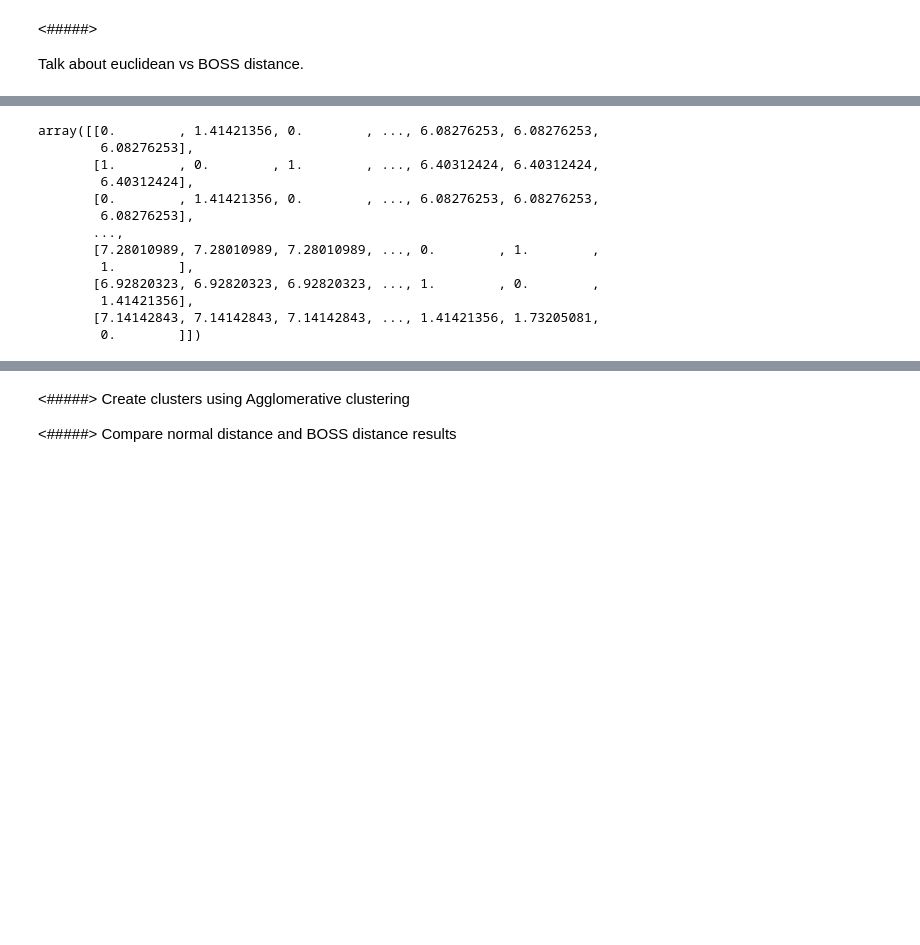
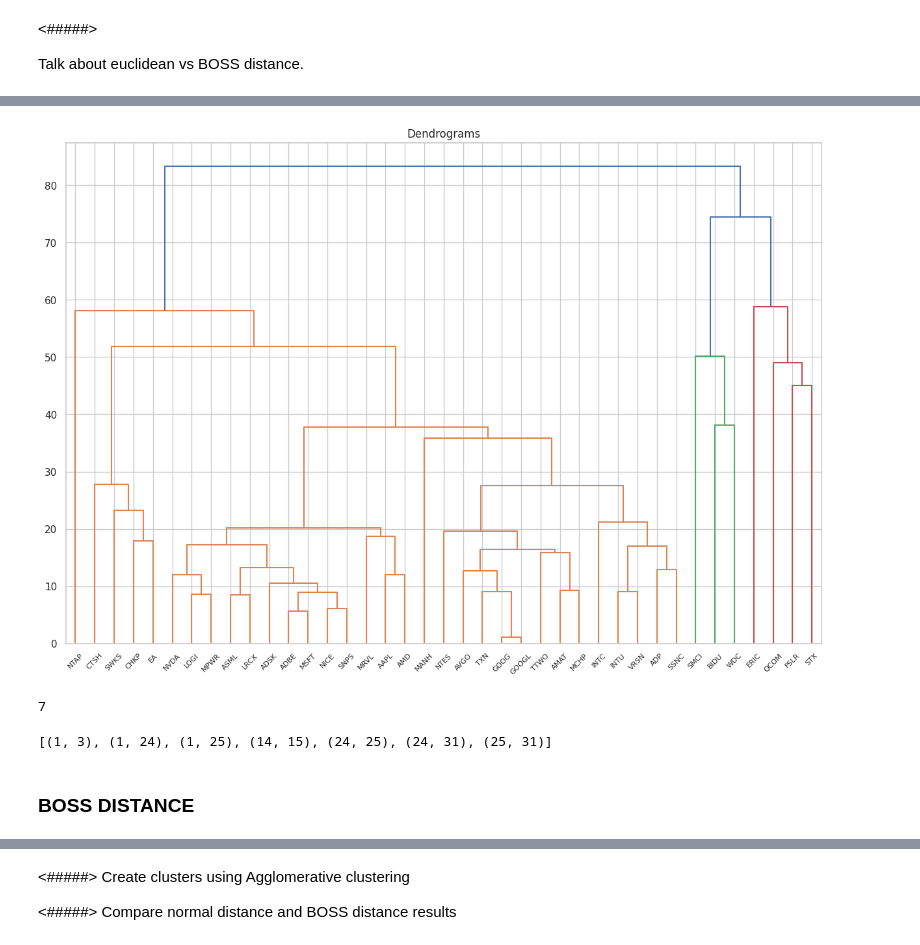
Before and after one commit to pmnerfed/capstone_option_trading, a Jupyter notebook: Review/Review.ipynb, the cells around one changed output, grey strips where cells are left out. Drawn from its saved outputs; the diff is of its cells as text; code cells hidden in the pictures; blank space fills up the shorter version.

```diff
--- a/Review/Review.ipynb
+++ b/Review/Review.ipynb
@@ -492,0 +567,13 @@ def plot_dendrogram(model, **kwargs):
+# %%
+c=5
+#Fit the model
+hc = AgglomerativeClustering(compute_distances=True, n_clusters= c, affinity='precomputed', linkage='complete')
+labels = hc.fit_predict(dist_mat_euc)
+
+#Plot the results
+plt.figure(figsize=(15, 10))
+plt.title("Dendrograms")
+# dend = shc.dendrogram(shc.linkage(X.T, method='ward'), labels=tech_data.columns)
+plot_dendrogram(hc, labels=tech_data.columns)
+# %% [output]
+[figure, added]
@@ -493 +598,8 @@ def plot_dendrogram(model, **kwargs):
+# %%
+select_pairs(labels, dist_mat_euc)
+# %% [output]
+7
+[(1, 3), (1, 24), (1, 25), (14, 15), (24, 25), (24, 31), (25, 31)]
+# %% [markdown]
+### BOSS DISTANCE
 # %%
@@ -496,18 +608,2 @@ dist_mat_euc = create_dist_matrix(BOSS(sparse=False, n_bins=3,
                                       boss)
-# %%
-dist_mat_euc
-# %% [output]
-array([[0.        , 1.41421356, 0.        , ..., 6.08276253, 6.08276253,
-        6.08276253],
-       [1.        , 0.        , 1.        , ..., 6.40312424, 6.40312424,
-        6.40312424],
-       [0.        , 1.41421356, 0.        , ..., 6.08276253, 6.08276253,
-        6.08276253],
-       ...,
-       [7.28010989, 7.28010989, 7.28010989, ..., 0.        , 1.        ,
-        1.        ],
-       [6.92820323, 6.92820323, 6.92820323, ..., 1.        , 0.        ,
-        1.41421356],
-       [7.14142843, 7.14142843, 7.14142843, ..., 1.41421356, 1.73205081,
-        0.        ]])
 # %%
```
Also changed, not shown: parts of 26 cells of this notebook.
